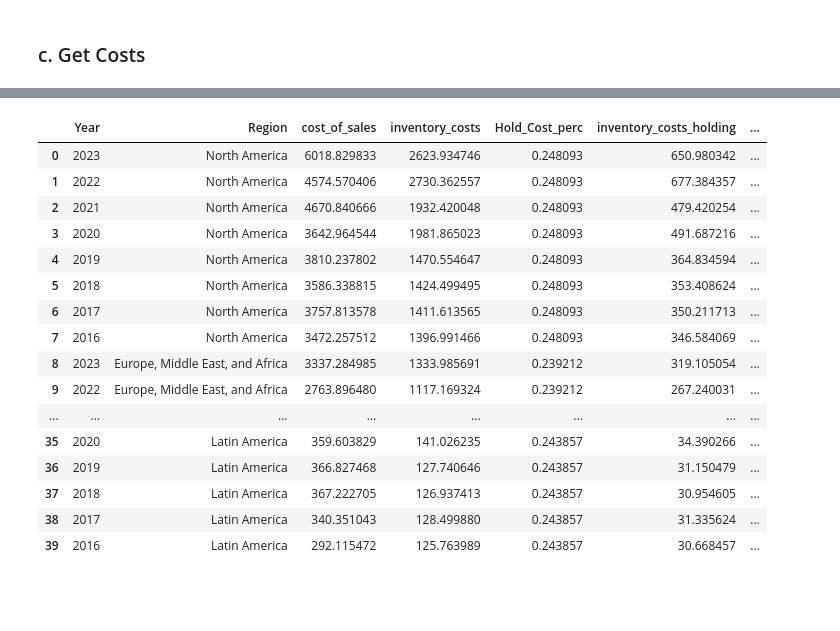
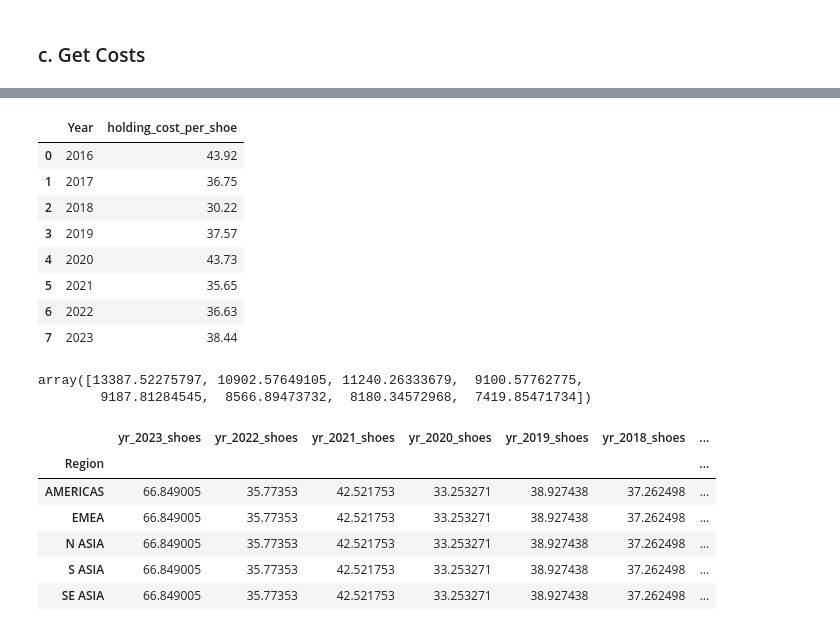
Before and after one commit to jasonjiajs/15.093_optimization_methods, a Jupyter notebook: 1_DataPrep.ipynb, the cells around one changed output, grey strips where cells are left out. Saved outputs shown, nothing was run; the diff lists cells and outputs as text; code cells hidden in the pictures; blank space fills up the shorter version.

```diff
--- a/1_DataPrep.ipynb
+++ b/1_DataPrep.ipynb
@@ -248,23 +254,15 @@ costs['shoes_in_inventory'] = costs['inventory_costs_goods'] * 1e6 / avg_cost_sh
 costs['holding_cost_per_shoe'] = costs['inventory_costs_holding'] * 1e6 / costs['shoes_in_inventory']
 costs['holding_cost_per_shoe'] = costs['holding_cost_per_shoe'].round(decimals = 2)
 # %%
-costs
+inventory_holding_cost.head(10)
 # %% [output]
-|  | Year | Region | cost_of_sales | inventory_costs | Hold_Cost_perc | inventory_costs_holding | ... |
-| 0 | 2023 | North America | 6018.829833 | 2623.934746 | 0.248093 | 650.980342 | ... |
-| 1 | 2022 | North America | 4574.570406 | 2730.362557 | 0.248093 | 677.384357 | ... |
-| 2 | 2021 | North America | 4670.840666 | 1932.420048 | 0.248093 | 479.420254 | ... |
-| 3 | 2020 | North America | 3642.964544 | 1981.865023 | 0.248093 | 491.687216 | ... |
-| 4 | 2019 | North America | 3810.237802 | 1470.554647 | 0.248093 | 364.834594 | ... |
-| 5 | 2018 | North America | 3586.338815 | 1424.499495 | 0.248093 | 353.408624 | ... |
-| 6 | 2017 | North America | 3757.813578 | 1411.613565 | 0.248093 | 350.211713 | ... |
-| 7 | 2016 | North America | 3472.257512 | 1396.991466 | 0.248093 | 346.584069 | ... |
-| 8 | 2023 | Europe, Middle East, and Africa | 3337.284985 | 1333.985691 | 0.239212 | 319.105054 | ... |
-| 9 | 2022 | Europe, Middle East, and Africa | 2763.896480 | 1117.169324 | 0.239212 | 267.240031 | ... |
-| ... | ... | ... | ... | ... | ... | ... | ... |
-| 35 | 2020 | Latin America | 359.603829 | 141.026235 | 0.243857 | 34.390266 | ... |
-| 36 | 2019 | Latin America | 366.827468 | 127.740646 | 0.243857 | 31.150479 | ... |
-| 37 | 2018 | Latin America | 367.222705 | 126.937413 | 0.243857 | 30.954605 | ... |
-| 38 | 2017 | Latin America | 340.351043 | 128.499880 | 0.243857 | 31.335624 | ... |
-| 39 | 2016 | Latin America | 292.115472 | 125.763989 | 0.243857 | 30.668457 | ... |
+|  | Year | holding_cost_per_shoe |
+| 0 | 2016 | 43.92 |
+| 1 | 2017 | 36.75 |
+| 2 | 2018 | 30.22 |
+| 3 | 2019 | 37.57 |
+| 4 | 2020 | 43.73 |
+| 5 | 2021 | 35.65 |
+| 6 | 2022 | 36.63 |
+| 7 | 2023 | 38.44 |
 # %%
@@ -275,3 +273,12 @@ inventory_holding_cost.to_csv('inventory_holding_cost.csv')
 cost_output = costs[['Year', 'Region', 'cost_of_sales']]
 cost_output = cost_output.pivot(index='Region', columns='Year', values='cost_of_sales')
 cost_output.to_csv('cost.csv')
+# %%
+costs_year = costs[['Year', 'cost_of_sales']].groupby('Year').sum().reset_index()
+costs_year = costs_year.sort_values('Year', ascending = False)
+costs_year.head()
+sales = np.array(costs_year['cost_of_sales'])
+sales
+# %% [output]
+array([13387.52275797, 10902.57649105, 11240.26333679,  9100.57762775,
+        9187.81284545,  8566.89473732,  8180.34572968,  7419.85471734])
@@ -277,0 +291,10 @@ cost_output.to_csv('cost.csv')
+# %%
+final_df.head()
+# %% [output]
+|  | yr_2023_shoes | yr_2022_shoes | yr_2021_shoes | yr_2020_shoes | yr_2019_shoes | yr_2018_shoes | ... |
+| Region |  |  |  |  |  |  | ... |
+| AMERICAS | 66.849005 | 35.77353 | 42.521753 | 33.253271 | 38.927438 | 37.262498 | ... |
+| EMEA | 66.849005 | 35.77353 | 42.521753 | 33.253271 | 38.927438 | 37.262498 | ... |
+| N ASIA | 66.849005 | 35.77353 | 42.521753 | 33.253271 | 38.927438 | 37.262498 | ... |
+| S ASIA | 66.849005 | 35.77353 | 42.521753 | 33.253271 | 38.927438 | 37.262498 | ... |
+| SE ASIA | 66.849005 | 35.77353 | 42.521753 | 33.253271 | 38.927438 | 37.262498 | ... |
```
Also changed, not shown: parts of 14 cells of this notebook, 4 other files.
